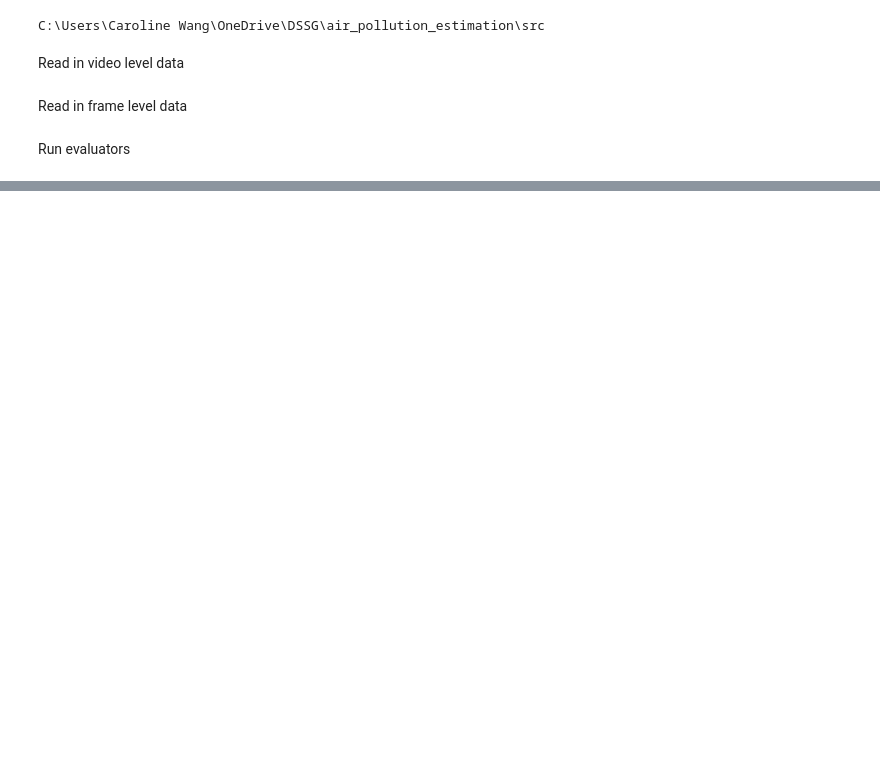
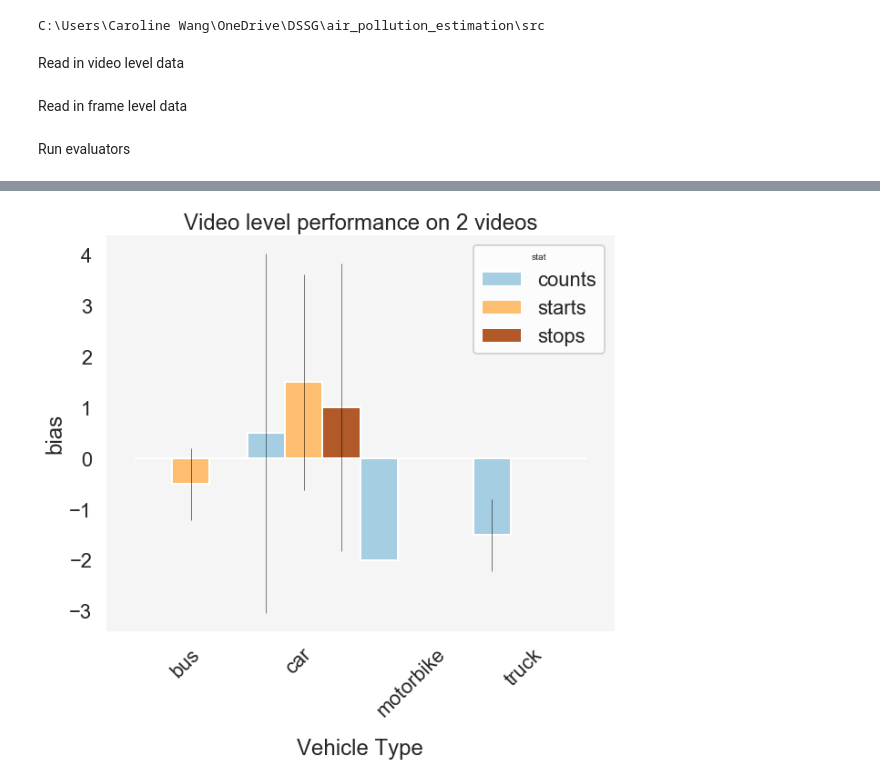
Before and after one commit to dssg/air_pollution_estimation, a Jupyter notebook: notebooks/20190730_CW_eval_plotting.ipynb, the cells around one changed output, grey strips where cells are left out. Drawn from its saved outputs; the diff is of its cells as text; code cells hidden in the pictures; blank space fills up the shorter version.

```diff
--- a/notebooks/20190730_CW_eval_plotting.ipynb
+++ b/notebooks/20190730_CW_eval_plotting.ipynb
@@ -36,24 +27,18 @@ for name, group in video_level_groups:
 # %% [markdown]
 Read in frame level data
 # %%
-frame_level_dfs = pd.read_csv("../data/carolinetemp/frame_level_df.csv",
+frame_level_df = pd.read_csv("../data/carolinetemp/frame_level_df.csv",
                     dtype={"camera_id": str},
                     converters={"bboxes": lambda x: [float(coord) for coord in x.strip("[]").split(", ")]},
                     parse_dates=["video_upload_datetime"])
-del frame_level_dfs['Unnamed: 0']
-
-frame_level_df_list = []
-frame_level_groups = frame_level_dfs.groupby(['camera_id', 'video_upload_datetime'])
-for name, group in frame_level_groups:
-    frame_level_df_list.append(group)
+del frame_level_df['Unnamed: 0']
 # %% [markdown]
 Run evaluators
 # %%
 chunk_evaluator = ChunkEvaluator(annotation_xml_paths=xml_paths,
                                  params=params,
-                                 video_level_dfs=video_level_df_list,
-                                 frame_level_dfs = frame_level_df_list)
-video_level_diff_df = chunk_evaluator.evaluate_video_level()
-video_level_stats_df = chunk_evaluator.aggregate_video_stats_all_vehicle_types(video_level_diff_df)
+                                 video_level_df=video_level_df,
+                                 frame_level_df = frame_level_df)
+video_level_stats_df, video_level_diff_df = chunk_evaluator.evaluate_video_level()
 frame_level_mAP_df = chunk_evaluator.evaluate_frame_level()
 # %% [output]
@@ -110,0 +74,83 @@ plot_mAP_over_time(frame_level_mAP_df)
+# %%
+def plot_video_level_stats(video_level_stats_df: pd.DataFrame,
+                           metrics = {'bias':None, 'rmse':None, 'mae': None},
+                           show_plots = True):
+
+    n_videos = video_level_stats_df['n_videos'].iloc[0]
+
+    def style_show_save_plot(metric_type):
+        ax.set_facecolor('whitesmoke')
+
+        for side in ax.spines:
+            ax.spines[side].set_visible(False)
+
+        plt.title(f"Video level performance on {n_videos} videos")
+        plt.xticks(rotation=45)
+        plt.xlabel("Vehicle Type", labelpad=20)
+        plt.ylabel(metric_type)
+        if show_plots:
+            plt.show()
+        if metrics[metric_type] is not None:
+            plt.savefig(metrics[metric_type])
+        plt.close()
+
+
+    if 'bias' in metrics:
+        bias_df = (video_level_stats_df[['stat','vehicle_type', 'bias']]
+                    .pivot(index='vehicle_type', columns='stat', values='bias'))
+        sd_df = (video_level_stats_df[['stat','vehicle_type', 'sd']]
+                    .pivot(index='vehicle_type', columns='stat', values='sd')
+                    .values.T)
+
+        ax = bias_df.plot(kind='bar',
+                            yerr=sd_df,
+                            grid=False,
+                            figsize=(10,8),
+                            position=0.45,
+                            colormap = 'Paired',
+                            error_kw=dict(ecolor='k',elinewidth=0.5),
+                            width=1.0
+                            )
+        style_show_save_plot(metric_type = 'bias')
+
+    if 'mae' in metrics:
+        mae_df = (video_level_stats_df[['stat','vehicle_type', 'MAE']]
+                    .pivot(index='vehicle_type', columns='stat', values='MAE'))
+        sd_df = (video_level_stats_df[['stat','vehicle_type', 'sd']]
+                    .pivot(index='vehicle_type', columns='stat', values='sd')
+                    .values.T)
+        ax = mae_df.plot(kind='bar',
+                            yerr=sd_df,
+                            grid=False,
+                            figsize=(10,8),
+                            position=0.45,
+                            colormap = 'Paired',
+                            error_kw=dict(ecolor='k',elinewidth=0.5),
+                            width=1.0
+                            )
+
+        style_show_save_plot(metric_type = 'mae')
+
+    if 'rmse' in metrics:
+        rmse_df = (video_level_stats_df[['stat','vehicle_type', 'RMSE']]
+                    .pivot(index='vehicle_type', columns='stat', values='RMSE'))
+
+        ax = rmse_df.plot(kind='bar',
+                            grid=False,
+                            figsize=(10,8),
+                            position=0.45,
+                            colormap = 'Paired',
+#                             error_kw=dict(ecolor='k',elinewidth=0.5),
+                            width=1.0
+                            )
+        style_show_save_plot(metric_type='rmse')
+    return
+
+plot_video_level_stats(video_level_stats_df,
+                       metrics = {'bias': "../data/plots/video_bias.pdf",
+                                  'rmse': "../data/plots/video_rmse.pdf",
+                                   'mae': "../data/plots/video_mae.pdf"},
+                       show_plots = True
+                       )
+# %% [output]
+[figure, added]
```
Also changed, not shown: parts of 15 cells of this notebook, 4 other files.
